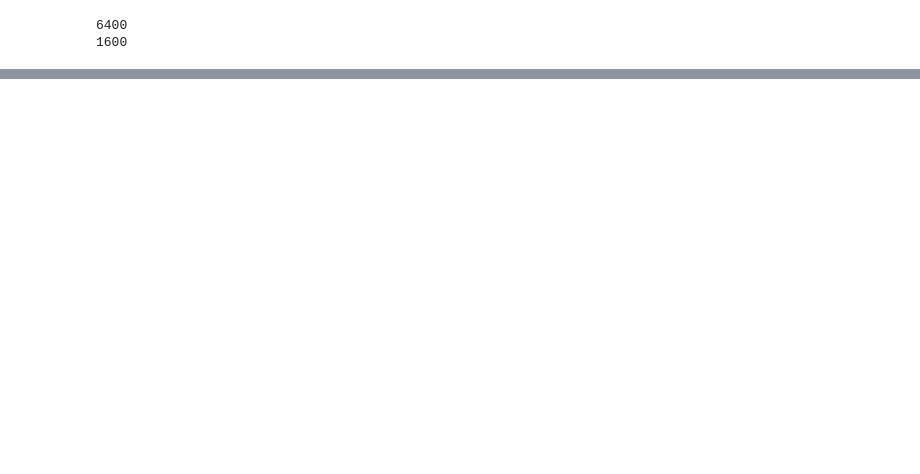
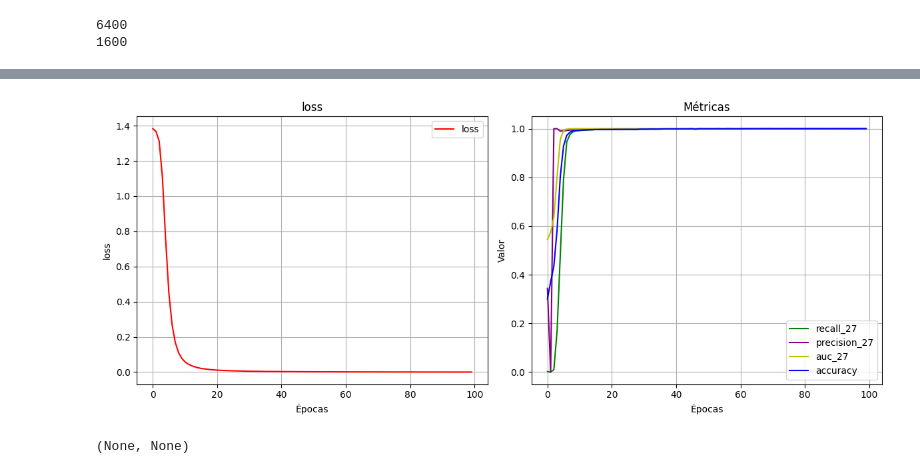
Before and after one commit to FJavierDL/Proyecto_Guante, a Jupyter notebook: VS/red_neuronal.ipynb, the cells around one changed output, grey strips where cells are left out. Cells and saved outputs as stored; diff of their text form; code cells hidden in the pictures; blank space fills up the shorter version.

```diff
--- a/VS/red_neuronal.ipynb
+++ b/VS/red_neuronal.ipynb
@@ -282,20 +260,23 @@ labels = tf.convert_to_tensor(labels_one_hot, dtype=tf.float32)
 
 # Creamos el modelo
 model = Sequential([
-    Dense(16, input_shape=(8,), activation='sigmoid'),
-    Dense(4, activation='softmax')
-])
+    Dense(16, input_shape=(8, ), activation='sigmoid', name='dense_1'),
+    Dense(4, activation='softmax', name='predicciones')
+], name='modelo_4_gestos')
 
 # Compilamos el modelo
-optimizer = tf.keras.optimizers.Adam(learning_rate=0.005)
-model.compile(optimizer=optimizer,
+model.compile(optimizer=tf.keras.optimizers.Adam(learning_rate=0.005),
               loss='categorical_crossentropy',
-              metrics=['acc'])
+              metrics=[
+                tf.keras.metrics.Recall(),
+                tf.keras.metrics.Precision(),
+                tf.keras.metrics.AUC(),
+                'accuracy'])
 
 # Entrenamos el modelo
-history = model.fit(inputs, labels, epochs=50, batch_size=30, verbose=0)
+history = model.fit(inputs, labels, epochs=100, batch_size=15, verbose=0)
 
 # Evaluamos el modelo
-loss, accuracy = model.evaluate(inputs, labels_one_hot)
-print(f'Loss: {loss}, Accuracy: {accuracy}')
+loss, recall, precision, auc, accuracy = model.evaluate(inputs, labels_one_hot)
+print(f'Loss: {loss}\nRecall: {recall}\nPrecision: {precision}\nAUC: {auc}\nAccuracy: {accuracy}')
 # %% [output]
@@ -462,0 +289,16 @@ AUC: 0.67433107
+# %%
+colores = ['g', 'purple', 'y', 'b']
+fig, axs = plt.subplots(1, 2, figsize=(12, 5))
+
+primer_clave, primer_valor = list(history.history.items())[0]
+axs[0].plot(primer_valor, 'r', label=str(primer_clave)), axs[0].set_title(primer_clave)
+axs[0].set_xlabel('Épocas'), axs[0].set_ylabel(primer_clave), axs[0].grid(True), axs[0].legend()
+
+for i, (clave, valor) in enumerate(list(history.history.items())[1:]):
+    axs[1].plot(valor, colores[i], label=str(clave)),  axs[1].set_title('Métricas')
+    axs[1].set_xlabel('Épocas'), axs[1].set_ylabel('Valor'), axs[1].grid(True), axs[1].legend()
+
+plt.tight_layout(), plt.show()
+# %% [output]
+[figure, added]
+(None, None)
```
Also changed, not shown: parts of 17 cells of this notebook, 31 other files.
